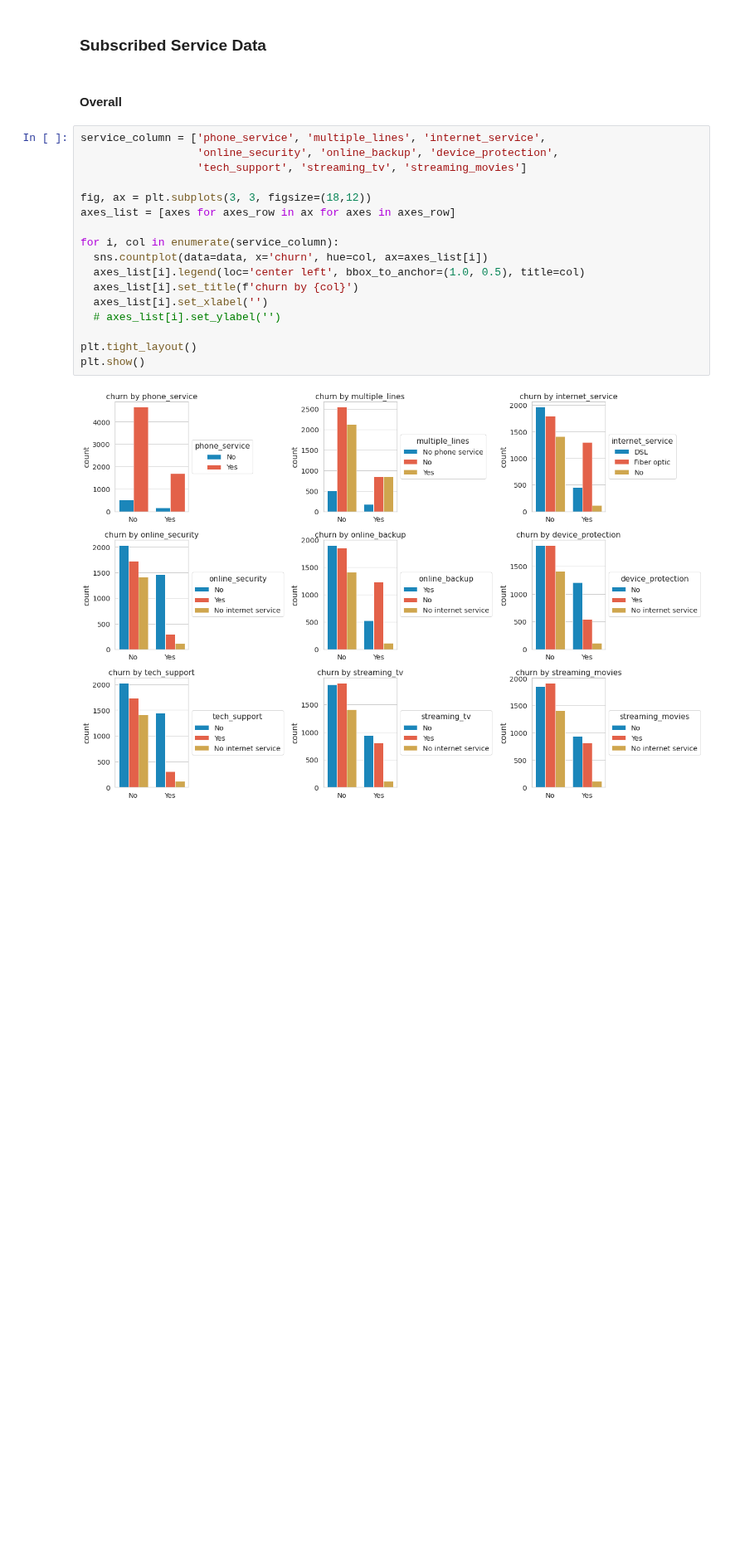
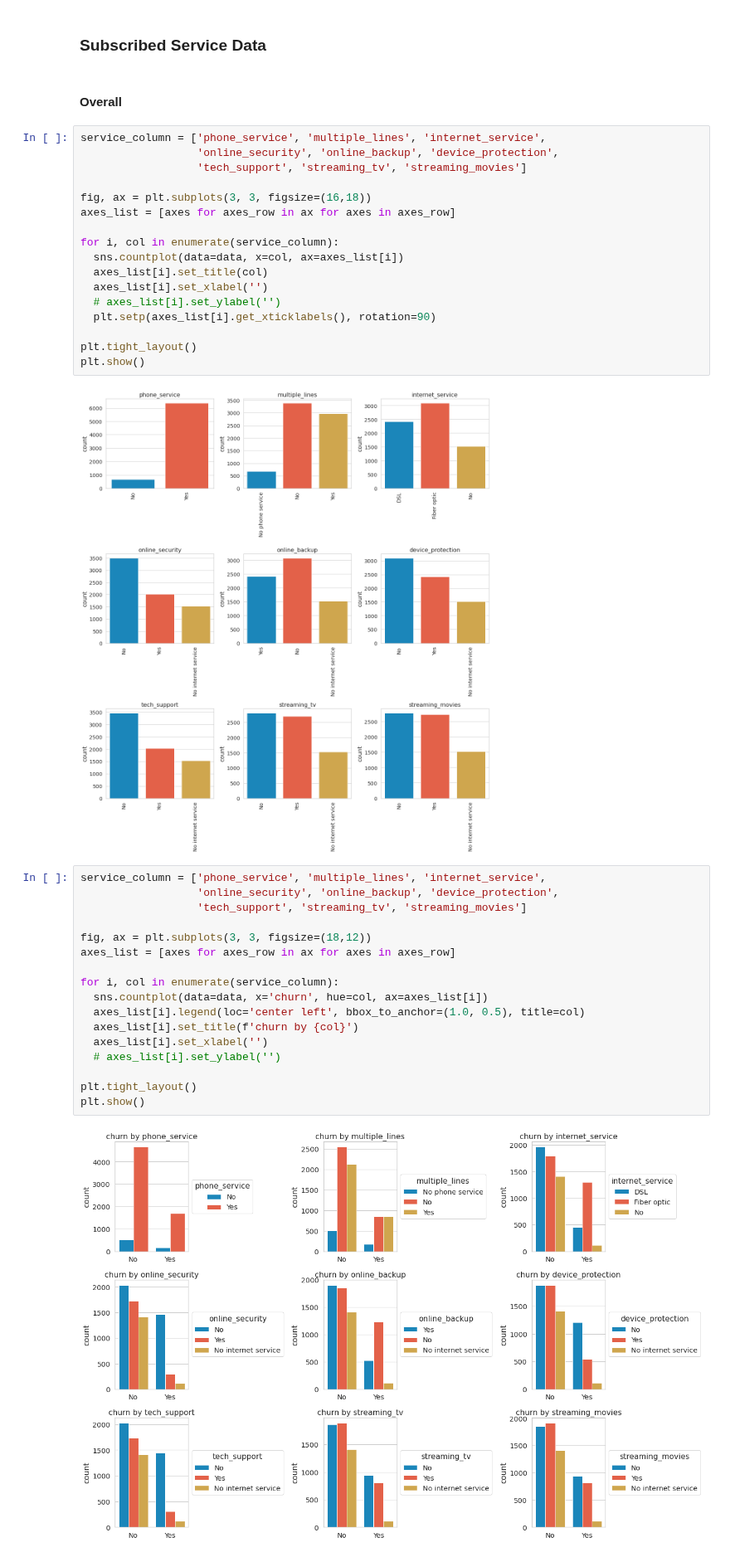
Before and after one commit to adhang/data-science-digital-skola, a Jupyter notebook: 99. Final Project/Telco Customer Churn Prediction.ipynb, the cells around one changed output. Shown at 83% size. Saved outputs shown, nothing was run; the diff lists cells and outputs as text; blank space fills up the shorter version.

```diff
--- a/99. Final Project/Telco Customer Churn Prediction.ipynb
+++ b/99. Final Project/Telco Customer Churn Prediction.ipynb
@@ -893,6 +909,25 @@ plt.show()
 ### Subscribed Service Data
 # %% [markdown]
 #### Overall
+# %%
+service_column = ['phone_service', 'multiple_lines', 'internet_service',
+                  'online_security', 'online_backup', 'device_protection',
+                  'tech_support', 'streaming_tv', 'streaming_movies']
+
+fig, ax = plt.subplots(3, 3, figsize=(16,18))
+axes_list = [axes for axes_row in ax for axes in axes_row]
+
+for i, col in enumerate(service_column):
+  sns.countplot(data=data, x=col, ax=axes_list[i])
+  axes_list[i].set_title(col)
+  axes_list[i].set_xlabel('')
+  # axes_list[i].set_ylabel('')
+  plt.setp(axes_list[i].get_xticklabels(), rotation=90)
+
+plt.tight_layout()
+plt.show()
+# %% [output]
+[figure, added]
 # %%
 service_column = ['phone_service', 'multiple_lines', 'internet_service',
                   'online_security', 'online_backup', 'device_protection',
```
Also changed, not shown: parts of 2 cells of this notebook.
